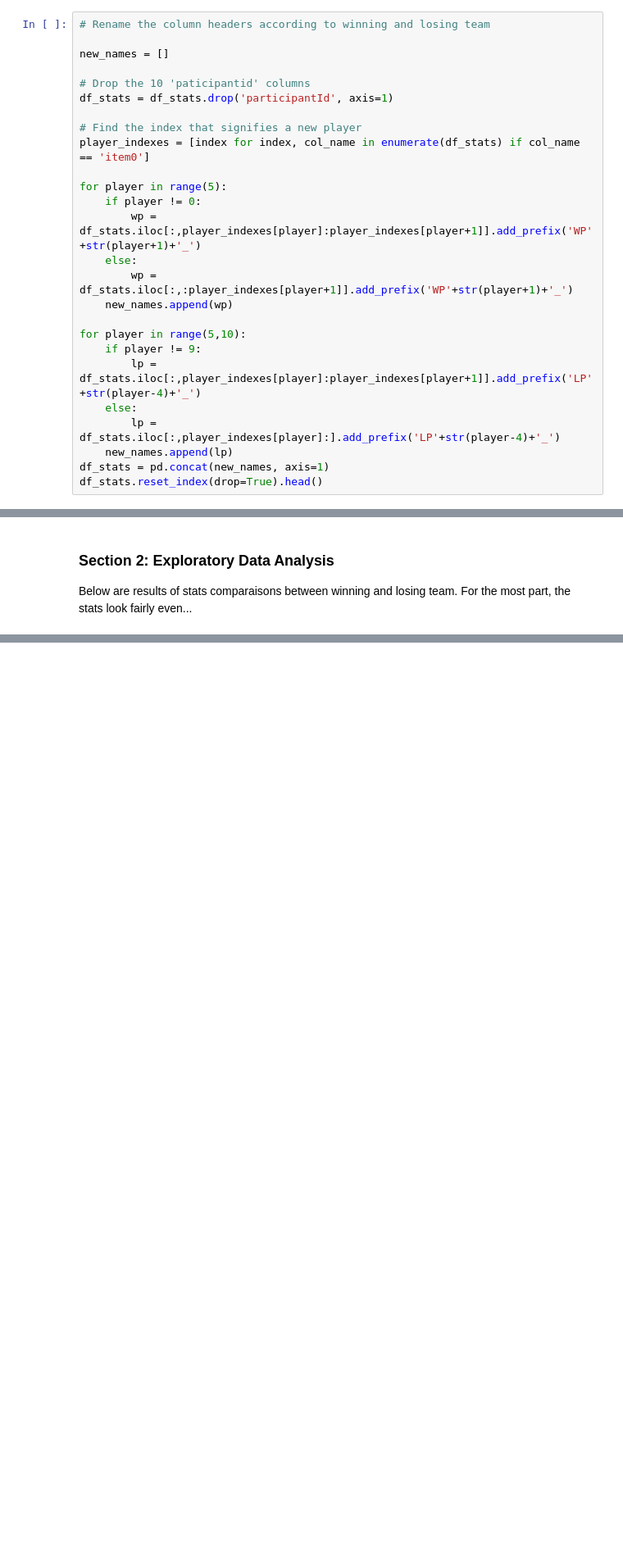
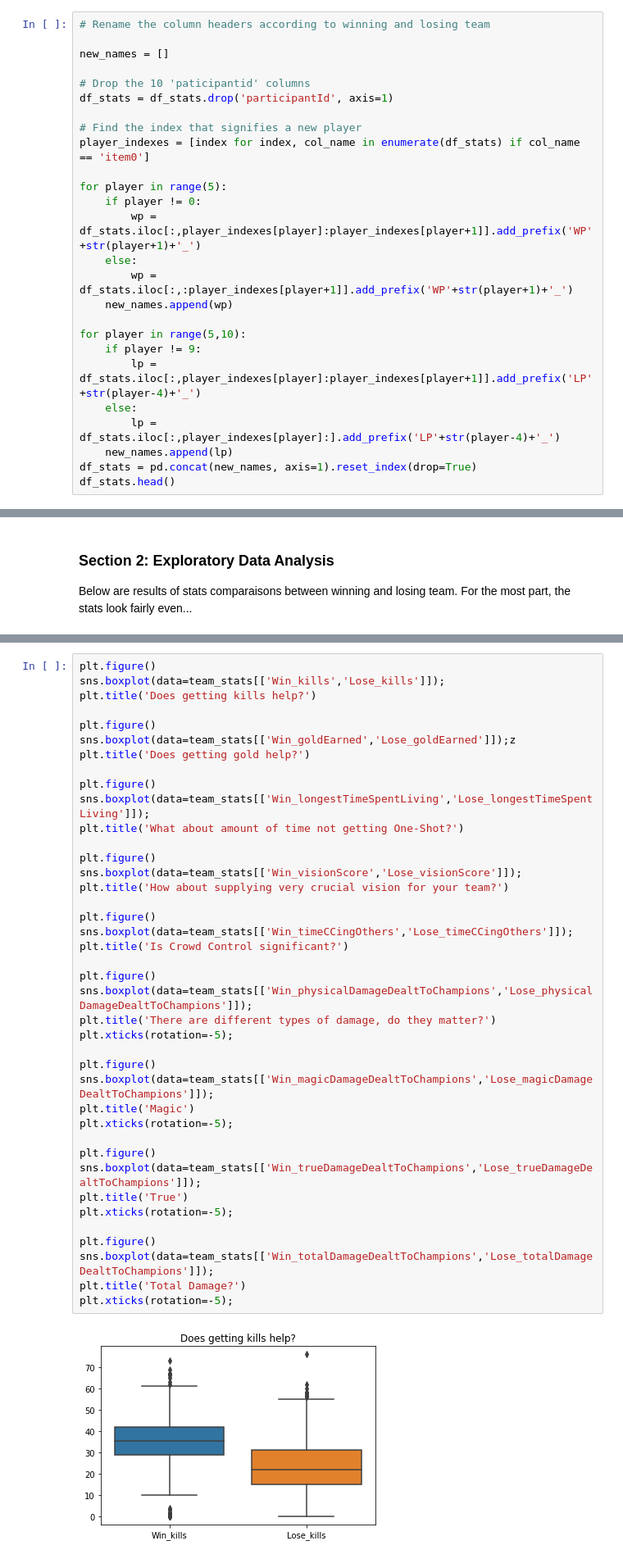
Before and after one commit to Fryman93/SprungBoard, a Jupyter notebook: Capstone 1/LoL.ipynb, the cells around one changed output, grey strips where cells are left out. Shown at 82% size. Drawn from its saved outputs; the diff is of its cells as text; blank space fills up the shorter version.

```diff
--- a/Capstone 1/LoL.ipynb
+++ b/Capstone 1/LoL.ipynb
@@ -175,8 +185,8 @@ for player in range(5,10):
     else:
         lp = df_stats.iloc[:,player_indexes[player]:].add_prefix('LP'+str(player-4)+'_')
     new_names.append(lp)
-df_stats = pd.concat(new_names, axis=1)
-df_stats.reset_index(drop=True).head()
+df_stats = pd.concat(new_names, axis=1).reset_index(drop=True)
+df_stats.head()
 # %% [output]
 |  | WP1_item0 | WP1_item1 | WP1_item2 | WP1_item3 | WP1_item4 | WP1_item5 | WP1_item6 | WP1_kills | WP1_deaths | ... |
 | 0 | 1401 | 3111 | 3078 | 3053 | 1031 | 1011 | 3364 | 9 | 5 | ... |
@@ -253,0 +229,42 @@ sns.boxplot(data=team_stats[['Win_totalDamageDealtToChampions','Lose_totalDamage
+# %%
+plt.figure()
+sns.boxplot(data=team_stats[['Win_kills','Lose_kills']]);
+plt.title('Does getting kills help?')
+
+plt.figure()
+sns.boxplot(data=team_stats[['Win_goldEarned','Lose_goldEarned']]);z
+plt.title('Does getting gold help?')
+
+plt.figure()
+sns.boxplot(data=team_stats[['Win_longestTimeSpentLiving','Lose_longestTimeSpentLiving']]);
+plt.title('What about amount of time not getting One-Shot?')
+
+plt.figure()
+sns.boxplot(data=team_stats[['Win_visionScore','Lose_visionScore']]);
+plt.title('How about supplying very crucial vision for your team?')
+
+plt.figure()
+sns.boxplot(data=team_stats[['Win_timeCCingOthers','Lose_timeCCingOthers']]);
+plt.title('Is Crowd Control significant?')
+
+plt.figure()
+sns.boxplot(data=team_stats[['Win_physicalDamageDealtToChampions','Lose_physicalDamageDealtToChampions']]);
+plt.title('There are different types of damage, do they matter?')
+plt.xticks(rotation=-5);
+
+plt.figure()
+sns.boxplot(data=team_stats[['Win_magicDamageDealtToChampions','Lose_magicDamageDealtToChampions']]);
+plt.title('Magic')
+plt.xticks(rotation=-5);
+
+plt.figure()
+sns.boxplot(data=team_stats[['Win_trueDamageDealtToChampions','Lose_trueDamageDealtToChampions']]);
+plt.title('True')
+plt.xticks(rotation=-5);
+
+plt.figure()
+sns.boxplot(data=team_stats[['Win_totalDamageDealtToChampions','Lose_totalDamageDealtToChampions']]);
+plt.title('Total Damage?')
+plt.xticks(rotation=-5);
+# %% [output]
+[figure, added]
```
Also changed, not shown: parts of 42 cells of this notebook.
